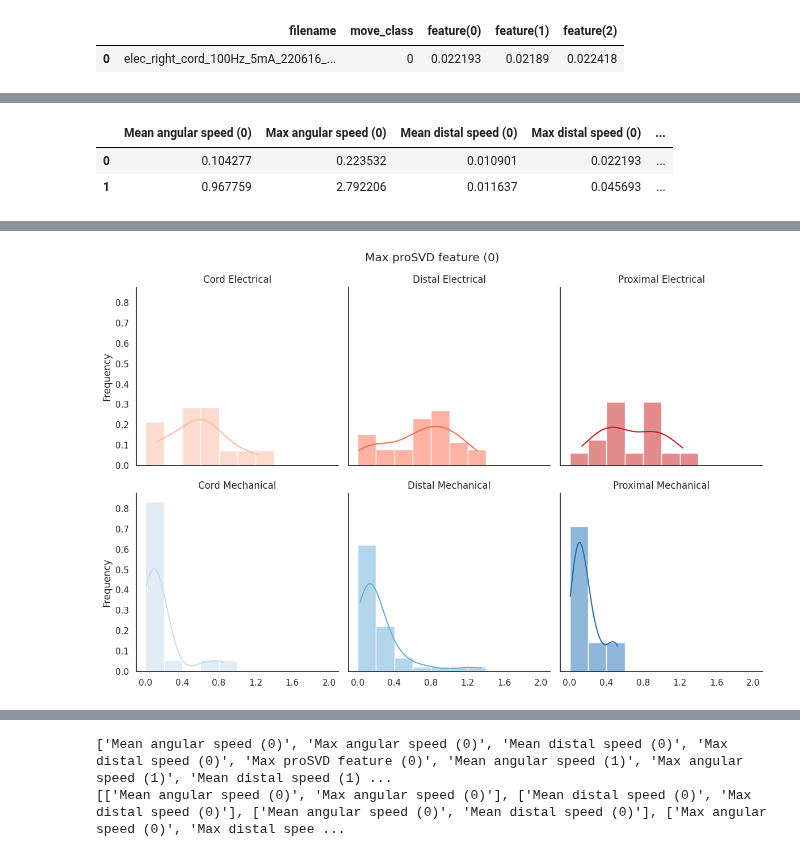
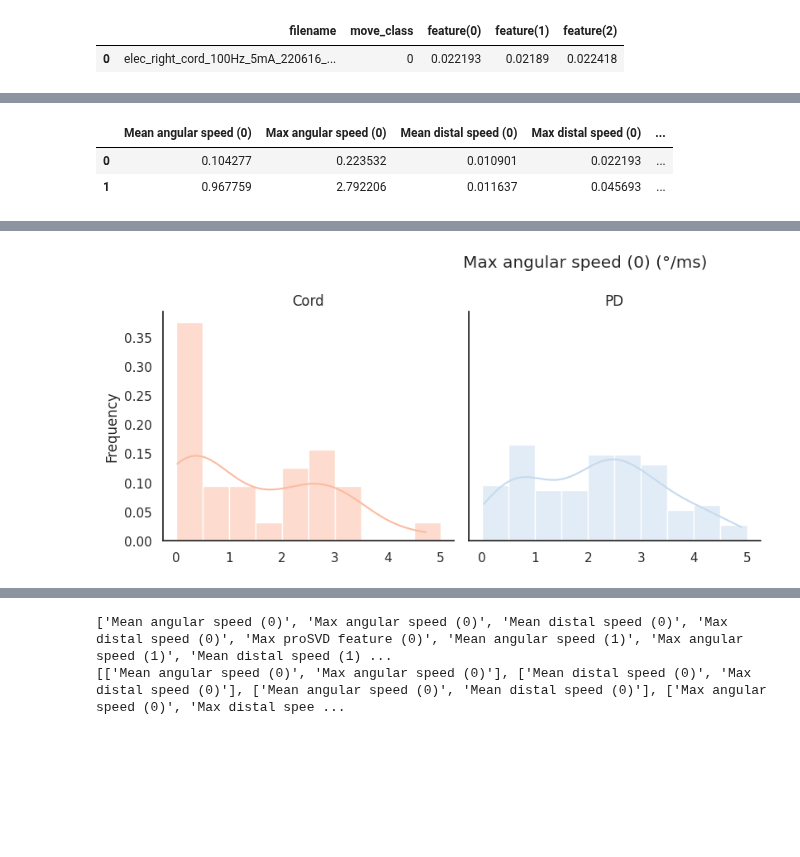
Before and after one commit to draeloslab/stim_behavior, a Jupyter notebook: notebooks/extract_dlc.ipynb, the cells around one changed output, grey strips where cells are left out. Drawn from its saved outputs; the diff is of its cells as text; code cells hidden in the pictures; blank space fills up the shorter version.

```diff
--- a/extract_dlc.ipynb
+++ b/notebooks/extract_dlc.ipynb
@@ -460,12 +454,12 @@ max_distal_speed = np.zeros((N, 3))
 total_displacement = np.zeros((N, XY[0].shape[1]))
 max_proSVD_dq = np.zeros((N, 3))
 
-## intervals for computing angle
-angle_intv = [
-    [20, 50], # 1 second immediately following stimulation
-    [50, 80], # 1-2 sec
-    [80, None] # > 2 sec
-]
+## intervals for computing the features
+break_intervals = convert_from_seconds_to_frames([
+    [0, 1], # 1 second immediately following stimulation
+    [1, 2], # 1-2 sec
+    [2, None] # > 2 sec
+], driver.fps, driver.time_margin)
 
 for i in range(N):
     xy = np.copy(XY[i])
@@ -488,7 +482,7 @@ for i in range(N):
     L = compute_L(xy).mean()
     total_displacement[i] /= L
 
-    for j, intv in enumerate(angle_intv):
+    for j, intv in enumerate(break_intervals):
         s, e = intv
         mean_angle[i, j] = np.mean(angle_array[s:e])
         max_angle[i, j] = np.max(angle_array[s:e])
@@ -522,9 +582,7 @@ df_dict.head(1)
 # %%
 # Plot visualization
 
-LABEL = "STIM" #'MOVE' "STIM"
-
-def load_feature_df(label=LABEL):
+def load_feature_df():
     df_dict = {}
     for i in range(3):
         df_dict[f'Mean angular speed ({i})'] = mean_angular_speed[:, i]
@@ -538,49 +596,59 @@ def load_feature_df(label=LABEL):
 
     df = pd.DataFrame(df_dict)
 
-    label_names = None
-    if label == "STIM":
-        label_names = driver.stim_class_list
-        df['label'] = df_features['labels', 'stim_class']
-    elif label == "MOVE":
-        label_names = driver.movement_types
-        df['label'] = df_features['labels', 'move_class']
+    label_names = driver.stim_class_list
+    df['label'] = df_features['labels', 'stim_class']
+    df['label_stim'] = df.apply(lambda row: label_names[row['label']], axis=1)
+    df.drop('label', axis=1, inplace=True)
 
-    df['label_name'] = df.apply(lambda row: label_names[row['label']], axis=1)
+    label_names = driver.movement_types
+    df['label'] = df_features['labels', 'move_class']
+    df['label_move'] = df.apply(lambda row: label_names[row['label']], axis=1)
+    df.drop('label', axis=1, inplace=True)
+
+    max_type = 2
+    for type in range(1, max_type+1):
+        label_names = remove_duplicates([add_stim_labels(x, type=type) for x in driver.stim_class_list])
+        df[f'label_stim_{type}'] = df['label_stim'].apply(lambda row: add_stim_labels(row, type))
     return df
 
-def visualize_hist_separate(df, feature):
+def visualize_hist_separate(df, feature, label="STIM", type=None):
     # Set up Seaborn style
     sns.set(style="white")
 
     # Calculate bin edges
     mini, maxi = np.floor(df[feature].min()), np.ceil(df[feature].max())
-    # print(df[feature].min(), df[feature].max())
     if maxi - mini == 1: maxi = 0.1*np.round(10*df[feature].max())
     bin_width = 0.1 * (maxi-mini)  # Adjust as needed
     bin_edges = np.arange(mini, maxi + bin_width, bin_width)
     x_labels = np.linspace(mini, maxi, 6)
 
-    # Define hues of red and blue
-    red_palette = sns.color_palette("Reds", n_colors=3)
-    blue_palette = sns.color_palette("Blues", n_colors=3)
+    if label == "MOVE":
+            label_names = driver.movement_types
+            label_field = 'label_move'
+    if label == "STIM":
+        if type is None:
+            label_names = driver.stim_class_list
+            label_field = 'label_stim'
+        else:
+            label_names = remove_duplicates([add_stim_labels(x, type=type) for x in driver.stim_class_list])
+            label_field = f'label_stim_{type}'
 
-    # Combine the palettes
-    if LABEL == "STIM":
-        all_colors = red_palette + blue_palette
-    elif LABEL == "MOVE":
-        all_colors = blue_palette
+    label_field, label_names = get_label_details(label, type)
+    class_size = len(label_names)
+    all_colors = get_colors(class_size, label)
 
     # Create a FacetGrid with histograms for each label
-    g = sns.FacetGrid(df, col="label", col_wrap=3, height=4, sharex=True)
+    col_wrap = class_size//2 if class_size>3 else 3
+    g = sns.FacetGrid(df, col=label_field, col_wrap=col_wrap, height=4, sharex=True)
     # Iterate through subplots to set x-axis ticks and labels
     for i, ax in enumerate(g.axes.flat):
-        label_value = i
-        df_ = df[df['label'] == label_value]
+        label_value = label_names[i]
+        df_ = df[df[label_field] == label_value]
         sns.histplot(data=df_, x=feature, stat="probability", kde=True, bins=bin_edges, ax=ax, color=all_colors[i], common_norm=False)
 
         ax.set_xticks(x_labels)
-        ax.set_title(df_['label_name'].iloc[0])
+        ax.set_title(df_[label_field].iloc[0])
 
     # Set axis labels
     g.set_axis_labels("", "Frequency")
@@ -595,19 +663,11 @@ def visualize_hist_separate(df, feature):
     # Show the plot
     plt.show()
 
-    if LABEL == "STIM":
-        label_names = driver.stim_class_list
-    elif LABEL == "MOVE":
-        label_names = driver.movement_types
-
-    print(all_colors)
-    print(label_names)
-
     hue_mapping = {}
     for key, value in zip(label_names, all_colors):
         hue_mapping[key] = value
 
-    sns.kdeplot(data=df, x=feature, common_norm=False, hue='label_name', palette=hue_mapping)
+    sns.kdeplot(data=df, x=feature, common_norm=False, hue=label_field, palette=hue_mapping)
 
     # Add title and labels
     plt.xlabel(f"{feature}{unit}")
@@ -620,11 +680,12 @@ def visualize_hist_separate(df, feature):
     # Show the plot
     plt.show()
 
-df_new_features = load_feature_df("STIM")
+df_new_features = load_feature_df()
 display(df_new_features.head(2))
 T = 0
-feature_name = 'Max proSVD feature'
-visualize_hist_separate(df_new_features, f'{feature_name} ({T})')
+feature_name = 'Max angular speed'
+stim_type = 2
+visualize_hist_separate(df_new_features, f'{feature_name} ({T})', f"STIM", type=stim_type)
 # %% [output]
 |  | Mean angular speed (0) | Max angular speed (0) | Mean distal speed (0) | Max distal speed (0) | ... |
 | 0 | 0.104277 | 0.223532 | 0.010901 | 0.022193 | ... |
@@ -633 +694 @@ visualize_hist_separate(df_new_features, f'{feature_name} ({T})')
-[figure, old version]
+[figure, new version]
```
Also changed, not shown: parts of 18 cells of this notebook, 5 other files.
